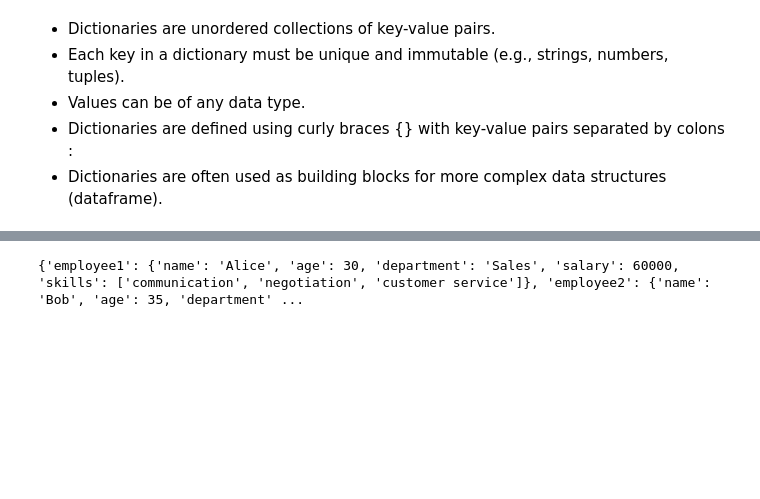
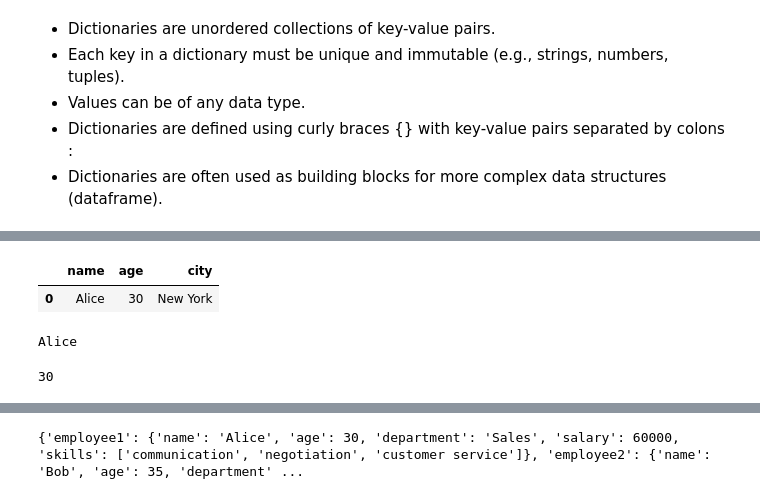
Before and after one commit to Mlnvl/python_classp, a Jupyter notebook: Copie_de_Copie_de_Python_II.ipynb, the cells around one changed output, grey strips where cells are left out. Cells and saved outputs as stored; diff of their text form; code cells hidden in the pictures; blank space fills up the shorter version.

```diff
--- a/Copie_de_Copie_de_Python_II.ipynb
+++ b/Copie_de_Copie_de_Python_II.ipynb
@@ -143,3 +165,9 @@ print(my_dict)
+# %%
+import pandas as pd
+pd.DataFrame(my_dict, index=[0])
+# %% [output]
+|  | name | age | city |
+| 0 | Alice | 30 | New York |
 # %%
 # accessing Values
 my_dict = {
@@ -148,6 +176,11 @@ my_dict = {
    "city": "New York"
 }
 print(my_dict["name"])
+# provide a key
+my_dict["age"]
+# %% [output]
+Alice
+30
 # %%
 # adding/updating key-value pairs
 my_dict = {
```
Also changed, not shown: parts of 35 cells of this notebook.
